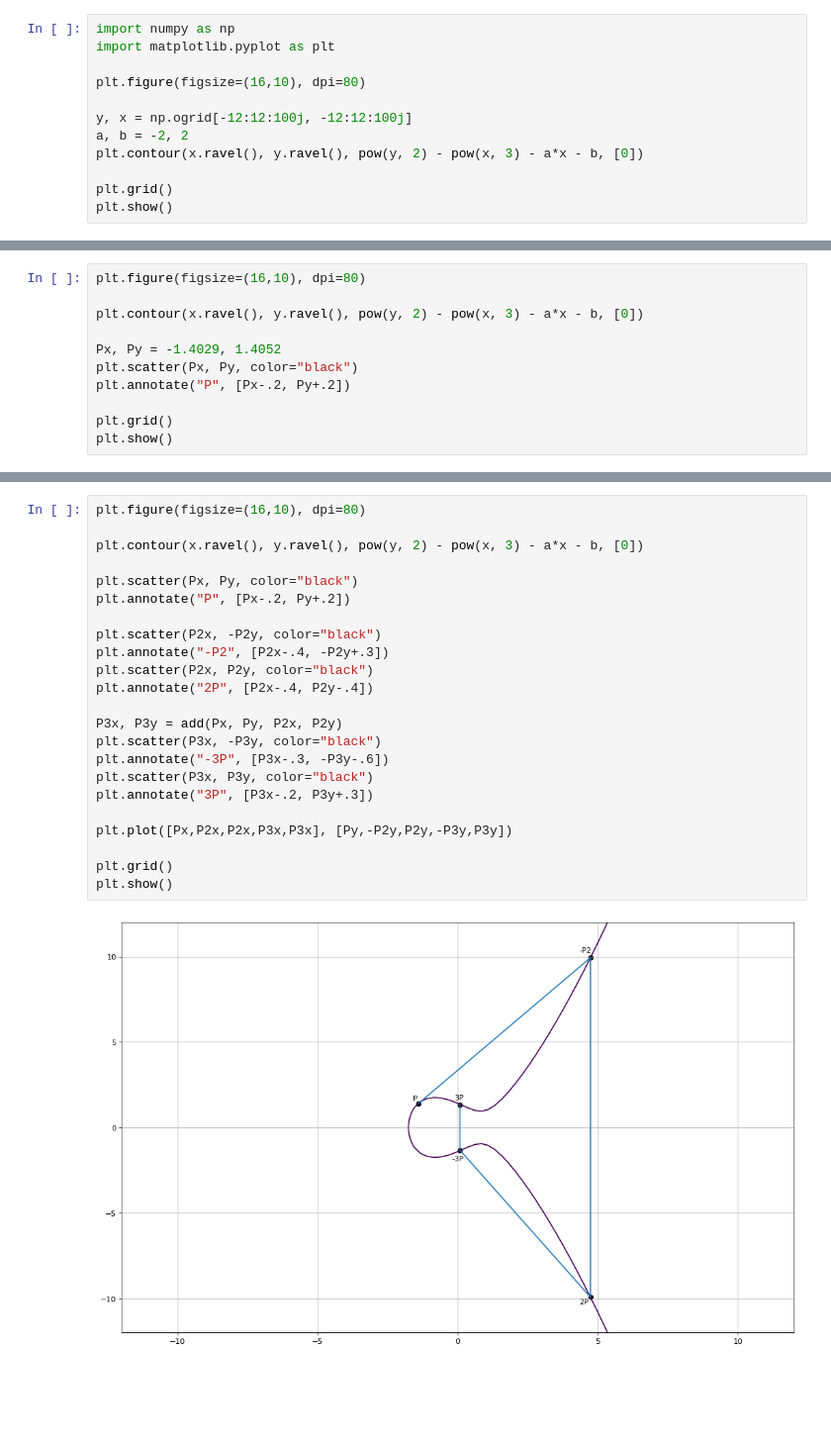
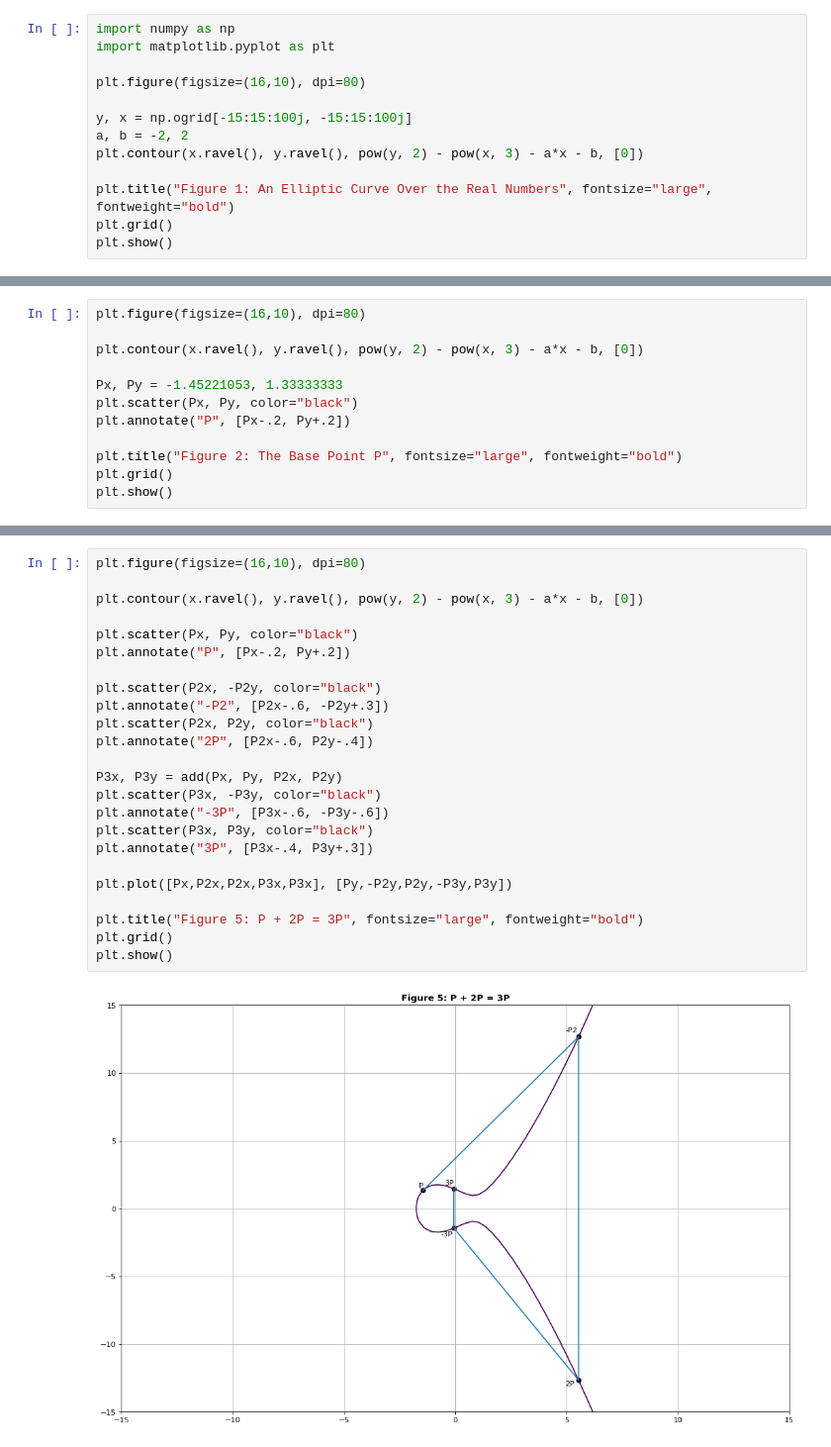
Before and after one commit to dchampion/crypto, a Jupyter notebook: doc/EllipticCurves.ipynb, the cells around one changed output, grey strips where cells are left out. Shown at 99% size. Cells and saved outputs as stored; diff of their text form; blank space fills up the shorter version.

```diff
--- a/doc/EllipticCurves.ipynb
+++ b/doc/EllipticCurves.ipynb
@@ -12,10 +14,11 @@ import matplotlib.pyplot as plt
 
 plt.figure(figsize=(16,10), dpi=80)
 
-y, x = np.ogrid[-12:12:100j, -12:12:100j]
+y, x = np.ogrid[-15:15:100j, -15:15:100j]
 a, b = -2, 2
 plt.contour(x.ravel(), y.ravel(), pow(y, 2) - pow(x, 3) - a*x - b, [0])
 
+plt.title("Figure 1: An Elliptic Curve Over the Real Numbers", fontsize="large", fontweight="bold")
 plt.grid()
 plt.show()
 # %% [output]
@@ -29,10 +34,11 @@ plt.figure(figsize=(16,10), dpi=80)
 
 plt.contour(x.ravel(), y.ravel(), pow(y, 2) - pow(x, 3) - a*x - b, [0])
 
-Px, Py = -1.4029, 1.4052
+Px, Py = -1.45221053, 1.33333333
 plt.scatter(Px, Py, color="black")
 plt.annotate("P", [Px-.2, Py+.2])
 
+plt.title("Figure 2: The Base Point P", fontsize="large", fontweight="bold")
 plt.grid()
 plt.show()
 # %% [output]
@@ -121,26 +132,27 @@ Now that we have `2P`, let's add `P` again to `2P`, which will give us `3P`.
 # %%
 plt.figure(figsize=(16,10), dpi=80)
 
 plt.contour(x.ravel(), y.ravel(), pow(y, 2) - pow(x, 3) - a*x - b, [0])
 
 plt.scatter(Px, Py, color="black")
 plt.annotate("P", [Px-.2, Py+.2])
 
 plt.scatter(P2x, -P2y, color="black")
-plt.annotate("-P2", [P2x-.4, -P2y+.3])
+plt.annotate("-P2", [P2x-.6, -P2y+.3])
 plt.scatter(P2x, P2y, color="black")
-plt.annotate("2P", [P2x-.4, P2y-.4])
+plt.annotate("2P", [P2x-.6, P2y-.4])
 
 P3x, P3y = add(Px, Py, P2x, P2y)
 plt.scatter(P3x, -P3y, color="black")
-plt.annotate("-3P", [P3x-.3, -P3y-.6])
+plt.annotate("-3P", [P3x-.6, -P3y-.6])
 plt.scatter(P3x, P3y, color="black")
-plt.annotate("3P", [P3x-.2, P3y+.3])
+plt.annotate("3P", [P3x-.4, P3y+.3])
 
 plt.plot([Px,P2x,P2x,P3x,P3x], [Py,-P2y,P2y,-P3y,P3y])
 
+plt.title("Figure 5: P + 2P = 3P", fontsize="large", fontweight="bold")
 plt.grid()
 plt.show()
 # %% [output]
-[figure, old version]
+[figure, new version]
 # %% [markdown]
```
Also changed, not shown: parts of 16 cells of this notebook.
